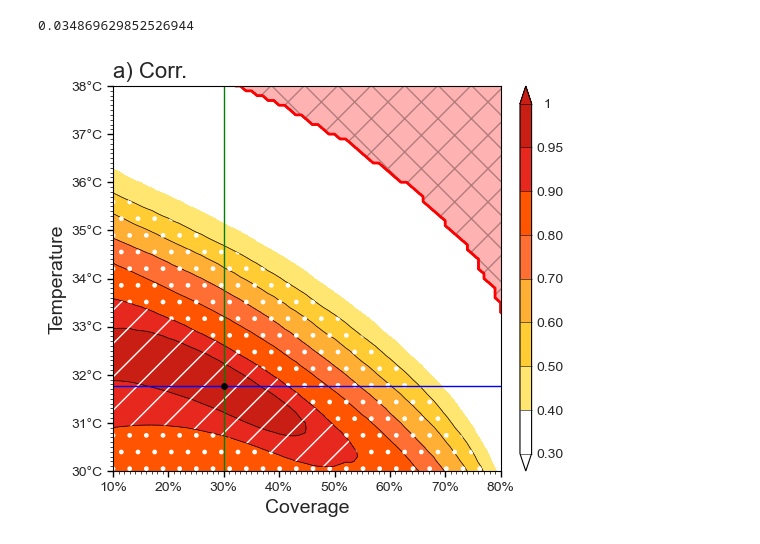
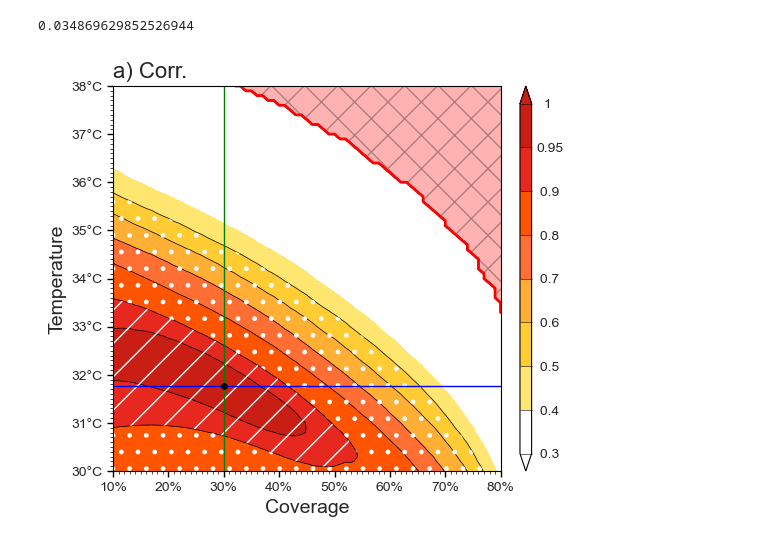
Before and after one commit to hhhopsong/work, a Jupyter notebook: Meteorological/p2/阈值敏感性.ipynb, the cells around one changed output. Saved outputs shown, nothing was run; the diff lists cells and outputs as text; code cells hidden in the pictures.

```diff
--- a/Meteorological/p2/阈值敏感性.ipynb
+++ b/Meteorological/p2/阈值敏感性.ipynb
@@ -55,6 +58,5 @@ st.r_test(5456, 0.01)
 # %%
-corr = np.array(corr)
-np.save(r"D:\PyFile\p2\data\corr.npy", corr)
+corr = np.load(r"D:\PyFile\p2\data\corr.npy")
 # %%
 from mpl_toolkits.axes_grid1.inset_locator import inset_axes
 from matplotlib import colors, ticker
@@ -89,32 +91,32 @@ ax.xaxis.set_major_locator(plt.FixedLocator(np.arange(0.1, 0.801, 0.1)))
 ax.xaxis.set_minor_locator(plt.MultipleLocator(0.01))
 # 设置y轴主次刻度
 ax.yaxis.set_major_locator(plt.FixedLocator(np.arange(30, 38.01, 1)))
 ax.yaxis.set_minor_locator(plt.MultipleLocator(0.1))
 # 设置y轴
 ax.set_ylabel("Temperature", fontsize=14, rotation=90)
 ax.set_ylim(30, 38)
 ax.set_yticks(np.arange(30, 38.01, 1))
 ax.set_yticklabels([f"{i:.0f}°C" for i in np.arange(30, 38.01, 1)], fontsize=10)
 ax.grid(False)  # 不显示网格
 # 最大刻度、最小刻度的刻度线长短，粗细设置
 ax.tick_params(which='major', length=4, width=1, color='black')  # 最大刻度长度，宽度设置，
 ax.tick_params(which='minor', length=2, width=.5, color='black')  # 最小刻度长度，宽度设置
 ax.tick_params(which='both', bottom=True, top=False, left=True, labelbottom=True, labeltop=False)
 plt.rcParams['ytick.direction'] = 'out'  # 将x轴的刻度线方向设置向内或者外
 # 边框显示为黑色
 ax.spines['top'].set_color('black')
 ax.spines['right'].set_color('black')
 ax.spines['bottom'].set_color('black')
 ax.spines['left'].set_color('black')
 # 显示颜色条
 ax_colorbar = inset_axes(ax, width="3%", height="100%", loc='lower left', bbox_to_anchor=(1.05, 0., 1, 1), bbox_transform=ax.transAxes, borderpad=0)
 cb1 = plt.colorbar(contf, cax=ax_colorbar, orientation='vertical', drawedges=True)
 cb1.outline.set_edgecolor('black')  # 将colorbar边框调为黑色
 cb1.dividers.set_color('black') # 将colorbar内间隔线调为黑色
 cb1.ax.tick_params(length=0, labelsize=10)  # length为刻度线的长度
 cb1.locator = ticker.FixedLocator(np.array([.3, .4, .5, .6, .7, .8, .9, .95, 1.]))
-cb1.set_ticklabels(["0.30", "0.40", "0.50", "0.60", "0.70", "0.80", "0.90", "0.95", "  1 "])
+cb1.set_ticklabels([" 0.3", " 0.4", " 0.5", " 0.6", " 0.7", " 0.8", " 0.9", "0.95", "  1 "])
 plt.savefig(r"D:\PyFile\p2\pic\corr.png", dpi=600, bbox_inches='tight')
 plt.show()
 # %% [output]
-[figure, old version]
+[figure, new version]
```
Also changed, not shown: parts of 3 cells of this notebook, 1 other file.
